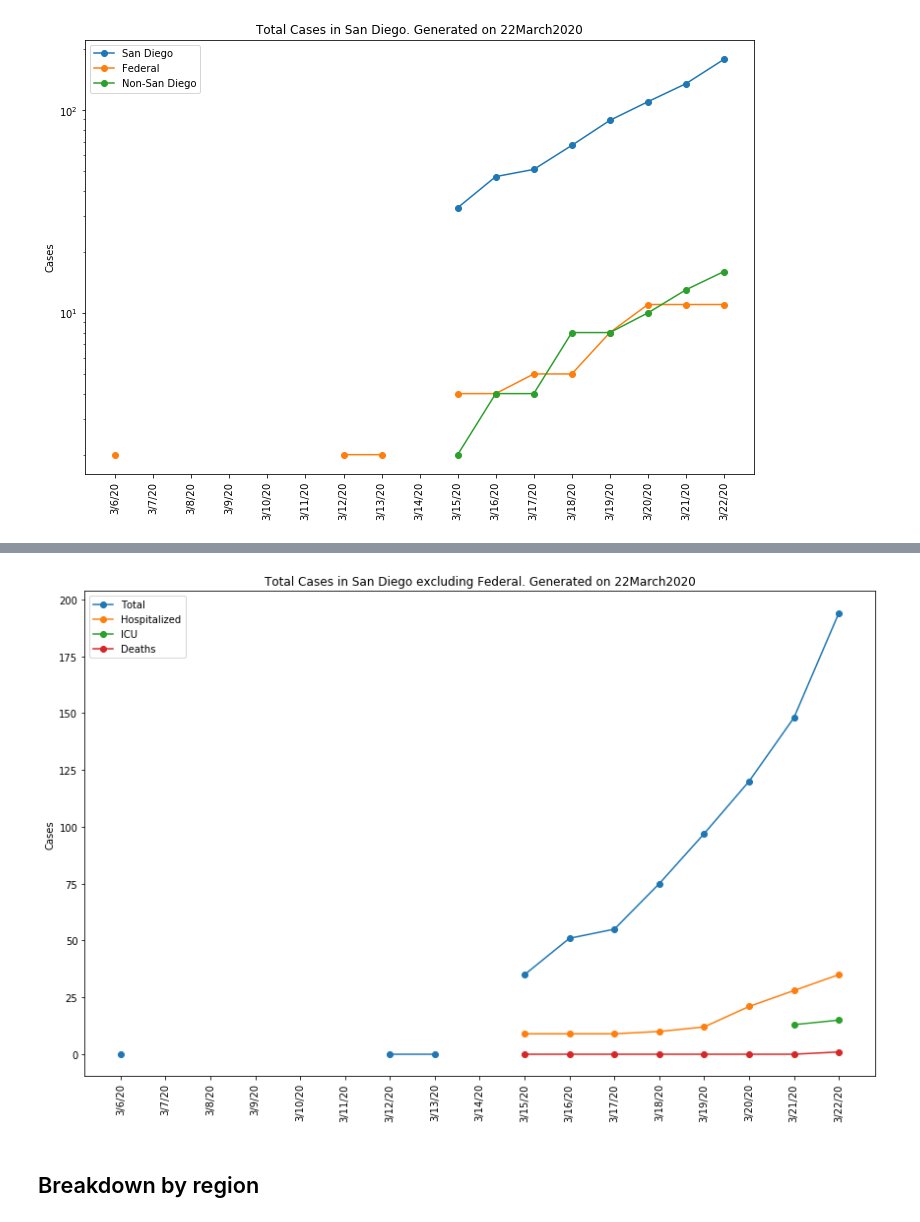
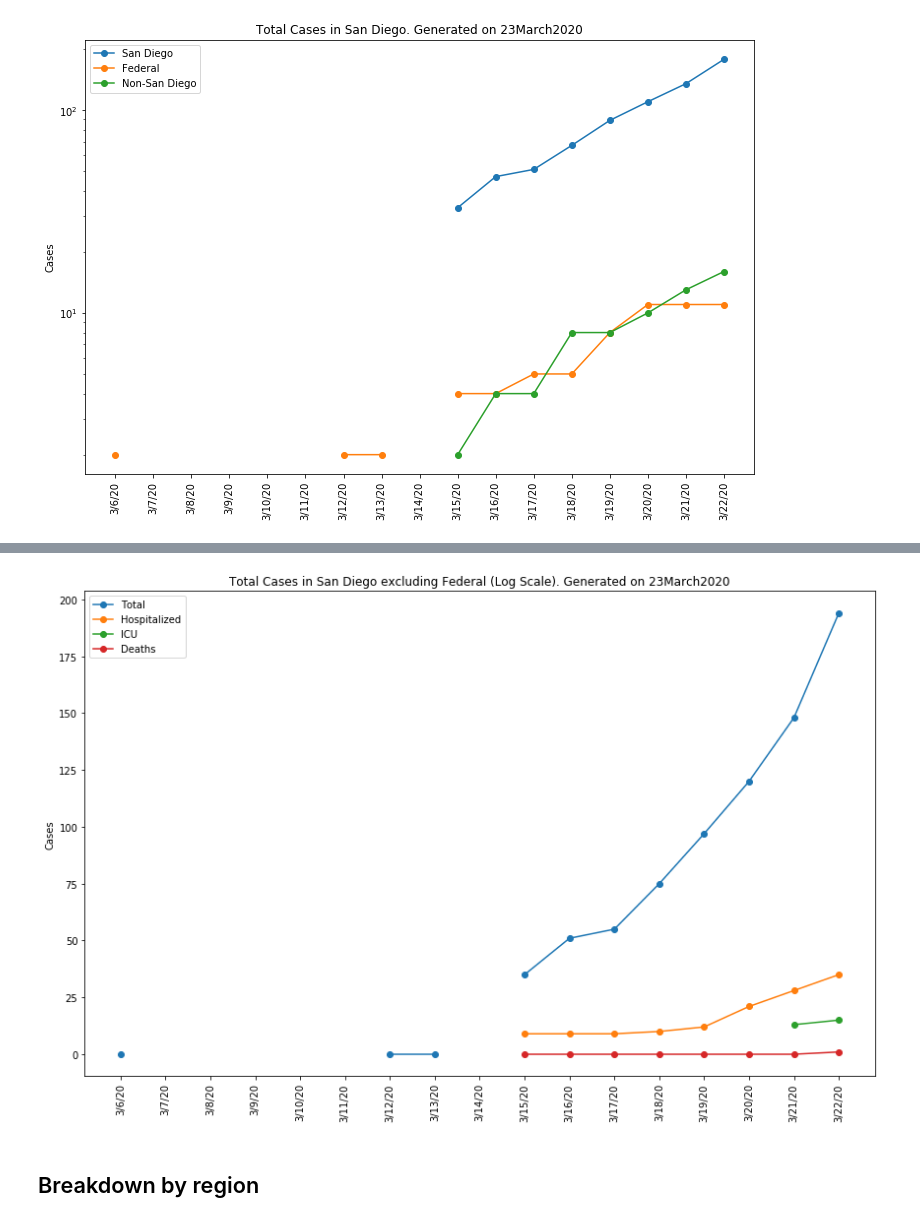
Before and after one commit to menis/sd_covid, a Jupyter notebook: sd_covid_analysis.ipynb, the cells around one changed output, grey strips where cells are left out. Cells and saved outputs as stored; diff of their text form; code cells hidden in the pictures.

```diff
--- a/sd_covid_analysis.ipynb
+++ b/sd_covid_analysis.ipynb
@@ -42,18 +62,18 @@ plt.savefig("./plots/totalcasesinSanDiego_logscale_"+today_str+".png")
 # %%
 f, ax = plt.subplots(figsize=(12,8))
 ax.plot(df['date'], df['sd_total']+df['nonsd_total'], '-o', label="Total")
 ax.plot(df['date'], df['sd_hosp']+df['nonsd_hosp'], '-o', label="Hospitalized")
 ax.plot(df['date'], df['sd_icu']+df['nonsd_icu'], '-o', label="ICU")
 ax.plot(df['date'], df['sd_death']+df['nonsd_death'], '-o', label="Deaths")
 
 plt.ylabel("Cases")
 plt.legend(loc='upper left')
 plt.xticks(rotation='vertical')
-plt.title('Total Cases in San Diego excluding Federal. Generated on '+today_str)
+plt.title('Total Cases in San Diego excluding Federal (Log Scale). Generated on '+today_str)
 plt.tight_layout()
-plt.savefig("./plots/totalcasesinSanDiego_nonfederal_"+today_str+".png")
+plt.savefig("./plots/totalcasesinSanDiego_outcomedetail_nonfederal_"+today_str+".png")
 # %% [output]
-[figure, old version]
+[figure, new version]
 # %% [markdown]
 ## Breakdown by region
 # %%
```
Also changed, not shown: parts of 4 cells of this notebook, 6 other files.
